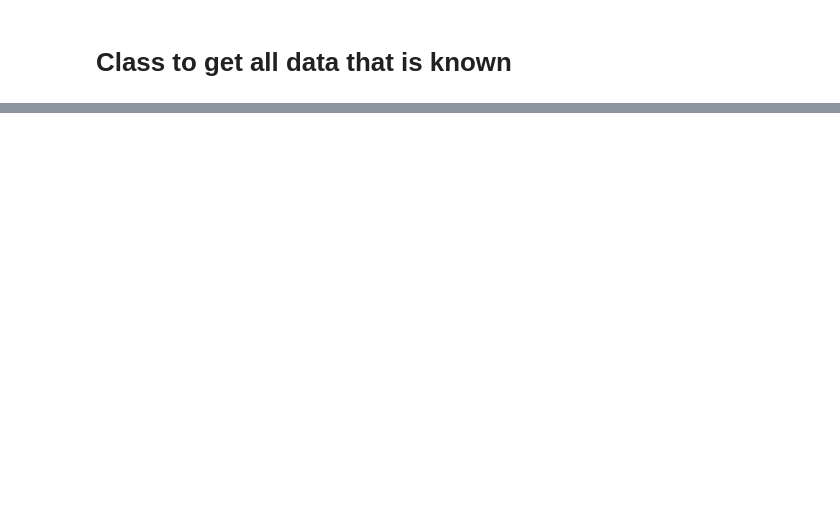
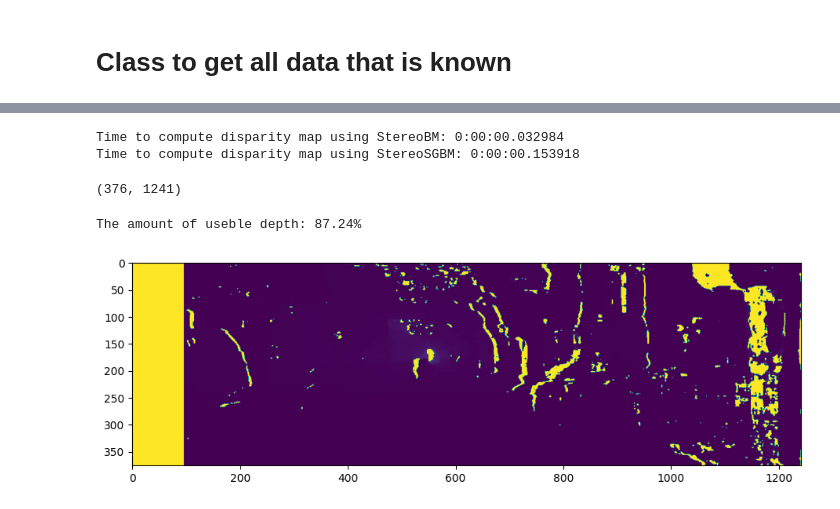
Before and after one commit to Jorin-Post/KITTI_visual_odometry, a Jupyter notebook: KITTI_visual_odometry/Odometry.ipynb, the cells around one changed output, grey strips where cells are left out. Drawn from its saved outputs; the diff is of its cells as text; code cells hidden in the pictures; blank space fills up the shorter version.

```diff
--- a/KITTI_visual_odometry/Odometry.ipynb
+++ b/KITTI_visual_odometry/Odometry.ipynb
@@ -54,0 +79,25 @@ def Left_Dismap(imgL,imgR, matcher='bm', rgb=False, verbose=False):
+# %%
+def calc_depth_map(D1, disp_left, k_left, t_left, t_right, rectified=True):
+    # Get focal length of x axis for left camera
+    f = k_left[0][0]
+
+    # Calculate baseline of stereo pair
+    if rectified:
+        b = t_right[0] - t_left[0]
+    else:
+        b = t_left[0] - t_right[0]
+
+    # Avoid instability and division by zero
+    disp_left[disp_left == 0.0] = 0.1
+    disp_left[disp_left == -1.0] = 0.1
+
+    # Make empty depth map then fill with depth
+    depth_map = np.ones(disp_left.shape)
+    depth_map = f * b / disp_left
+
+    #make mask
+    mask = np.zeros(D1.first_image_left.shape[:2], dtype=np.uint8)
+    ymax = D1.first_image_left.shape[0]
+    xmax = D1.first_image_left.shape[1]
+    cv2.rectangle(mask, (96,0), (xmax,ymax), (255), thickness = -1)
+    return depth_map, mask
@@ -80,0 +209,23 @@ for i in range(4):
+# %%
+Dis1 = Left_Dismap(D1.first_image_left,D1.first_image_right,'bm',verbose=True)
+Dis2 = Left_Dismap(D1.first_image_left,D1.first_image_right,'sgbm',verbose=True)
+Dis1v = cv2.convertScaleAbs(Dis1)
+Dis2v = cv2.convertScaleAbs(Dis2)
+Dis1v = cv2.applyColorMap(Dis1v, cv2.COLORMAP_OCEAN)
+Dis2v = cv2.applyColorMap(Dis2v, cv2.COLORMAP_OCEAN)
+cv2.imshow(f"BM",Dis1v)
+cv2.imshow(f"SGBM",Dis2v)
+cv2.waitKey(0)
+cv2.destroyAllWindows()
+# %% [output]
+Time to compute disparity map using StereoBM: 0:00:00.032984
+Time to compute disparity map using StereoSGBM: 0:00:00.153918
+(376, 1241)
+# %%
+depth, mask = calc_depth_map(D1,Dis2,D1.initC2k,D1.intitC2t,D1.intitC3t)
+plt.figure(figsize=(11,7))
+plt.imshow(depth);
+print(f"The amount of useble depth: {round(100-len(np.where(depth>3000)[0])/(D1.imheight*D1.imwidth)*100,2)}%")
+# %% [output]
+The amount of useble depth: 87.24%
+[figure, added]
```
Also changed, not shown: parts of 12 cells of this notebook.
